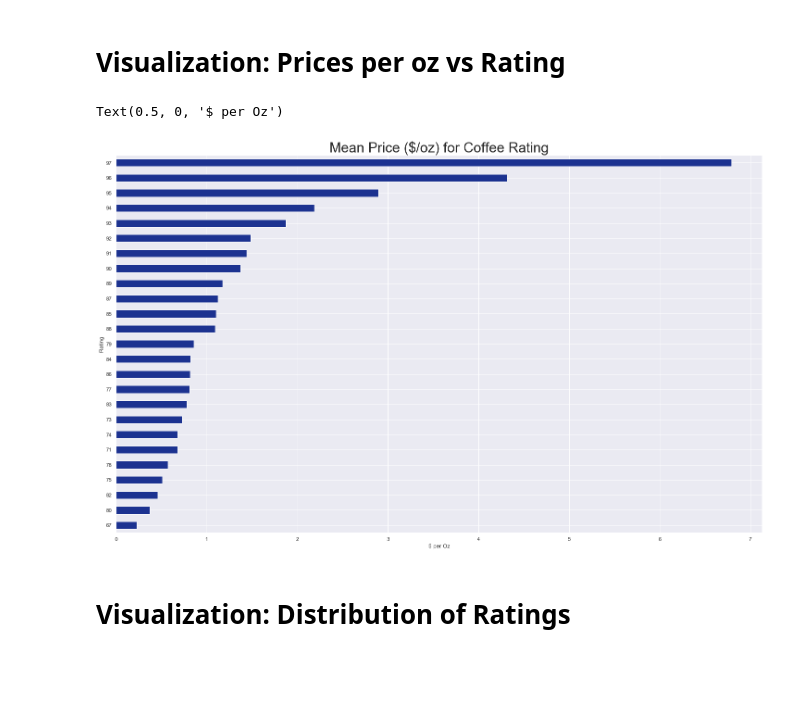
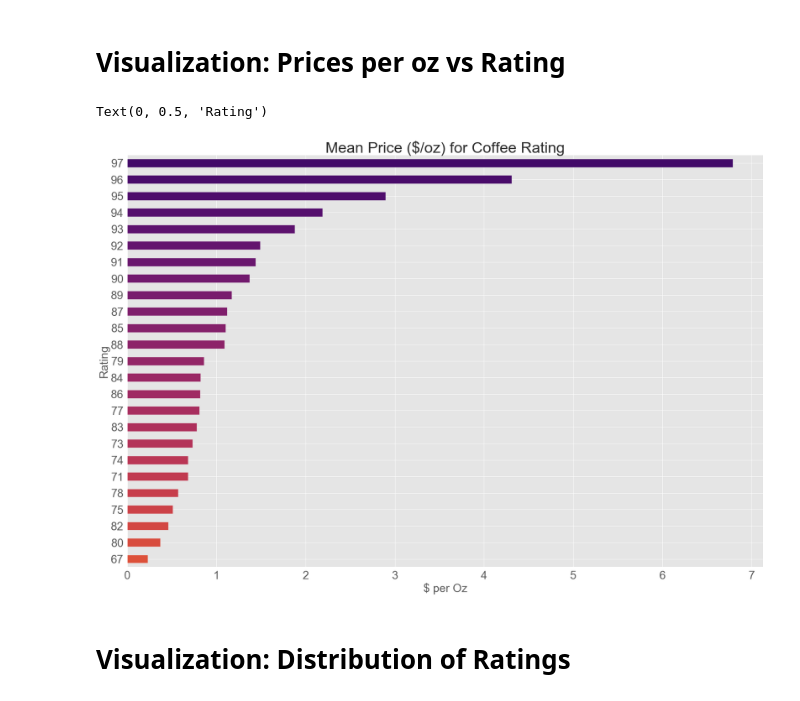
Before and after one commit to AnnikaNoren/dsc-capstone-project-v2-online-ds-pt-071519, a Jupyter notebook: visualizing_coffee_reviews.ipynb, the cells around one changed output. Drawn from its saved outputs; the diff is of its cells as text; code cells hidden in the pictures; blank space fills up the shorter version.

```diff
--- a/visualizing_coffee_reviews.ipynb
+++ b/visualizing_coffee_reviews.ipynb
@@ -85,13 +86,16 @@ df.head()
 # https://towardsdatascience.com/a-complete-guide-to-an-interactive-geographical-map-using-python-f4c5197e23e0
 # %% [markdown]
 # Visualization: Prices per oz vs Rating
+# %%
+color = cm.inferno_r(np.linspace(.4, .8, 25))
 # %%
-df.groupby(['Rating'])['Prices Per Oz'].mean().sort_values().plot(kind='barh', figsize=(25,15), color = '#1c3290')
-plt.title('Mean Price ($/oz) for Coffee Rating', fontsize=30)
-plt.xlabel("$ per Oz")
+df.groupby(['Rating'])['Prices Per Oz'].mean().sort_values().plot(kind='barh', figsize=(30,20),color=color, fontsize =30)
+plt.title('Mean Price ($/oz) for Coffee Rating', fontsize=40)
+plt.xlabel("$ per Oz", fontsize=30)
+plt.ylabel('Rating', fontsize=30)
 # %% [output]
-Text(0.5, 0, '$ per Oz')
+Text(0, 0.5, 'Rating')
-[figure, old version]
+[figure, new version]
 # %%
 # This is wrong, this is not mean price, but cumulative
 
```
Also changed, not shown: parts of 1 cell of this notebook, 3 other files.
